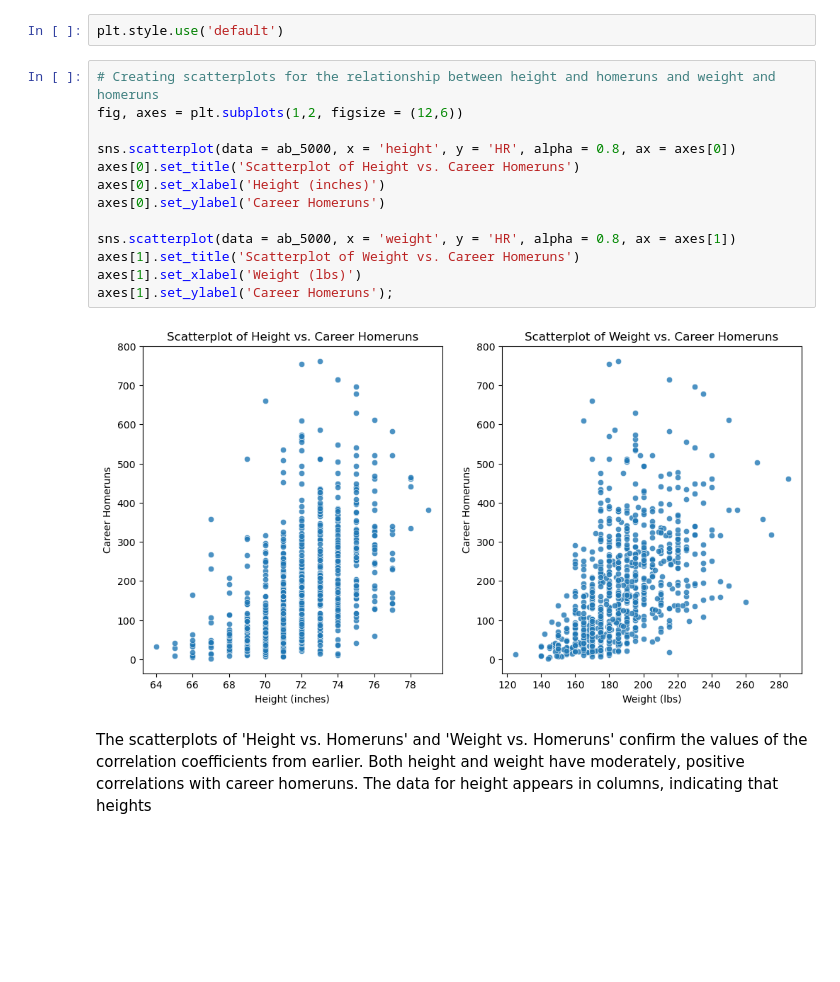
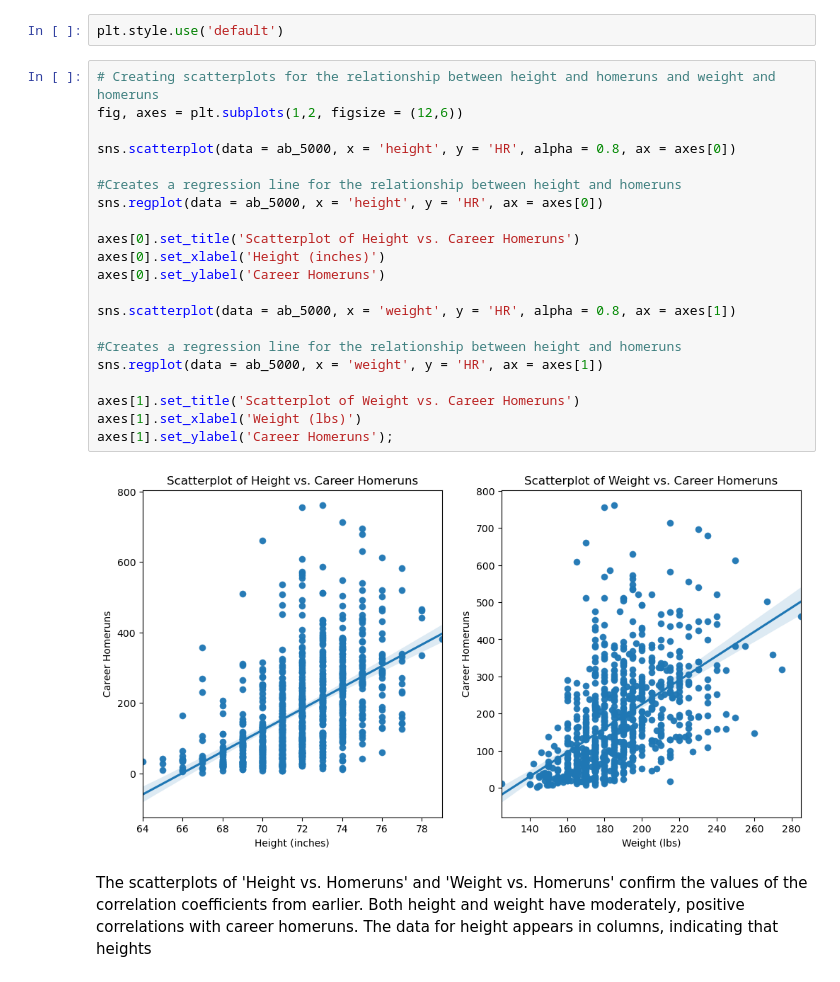
Before and after one commit to ckucewicz/Baseball_EDA, a Jupyter notebook: Homerun-Analysis.ipynb, the cells around one changed output. Saved outputs shown, nothing was run; the diff lists cells and outputs as text; blank space fills up the shorter version.

```diff
--- a/Homerun-Analysis.ipynb
+++ b/Homerun-Analysis.ipynb
@@ -303,18 +308,26 @@ plt.style.use('default')
 # %%
 # Creating scatterplots for the relationship between height and homeruns and weight and homeruns
 fig, axes = plt.subplots(1,2, figsize = (12,6))
 
 sns.scatterplot(data = ab_5000, x = 'height', y = 'HR', alpha = 0.8, ax = axes[0])
+
+#Creates a regression line for the relationship between height and homeruns
+sns.regplot(data = ab_5000, x = 'height', y = 'HR', ax = axes[0])
+
 axes[0].set_title('Scatterplot of Height vs. Career Homeruns')
 axes[0].set_xlabel('Height (inches)')
 axes[0].set_ylabel('Career Homeruns')
 
 sns.scatterplot(data = ab_5000, x = 'weight', y = 'HR', alpha = 0.8, ax = axes[1])
+
+#Creates a regression line for the relationship between height and homeruns
+sns.regplot(data = ab_5000, x = 'weight', y = 'HR', ax = axes[1])
+
 axes[1].set_title('Scatterplot of Weight vs. Career Homeruns')
 axes[1].set_xlabel('Weight (lbs)')
 axes[1].set_ylabel('Career Homeruns');
 # %% [output]
-[figure, old version]
+[figure, new version]
 # %% [markdown]
 The scatterplots of 'Height vs. Homeruns' and 'Weight vs. Homeruns' confirm the values of the correlation coefficients from earlier. Both height and weight have moderately, positive correlations with career homeruns. The data for height appears in columns, indicating that heights
 # %%
```
Also changed, not shown: parts of 9 cells of this notebook.
